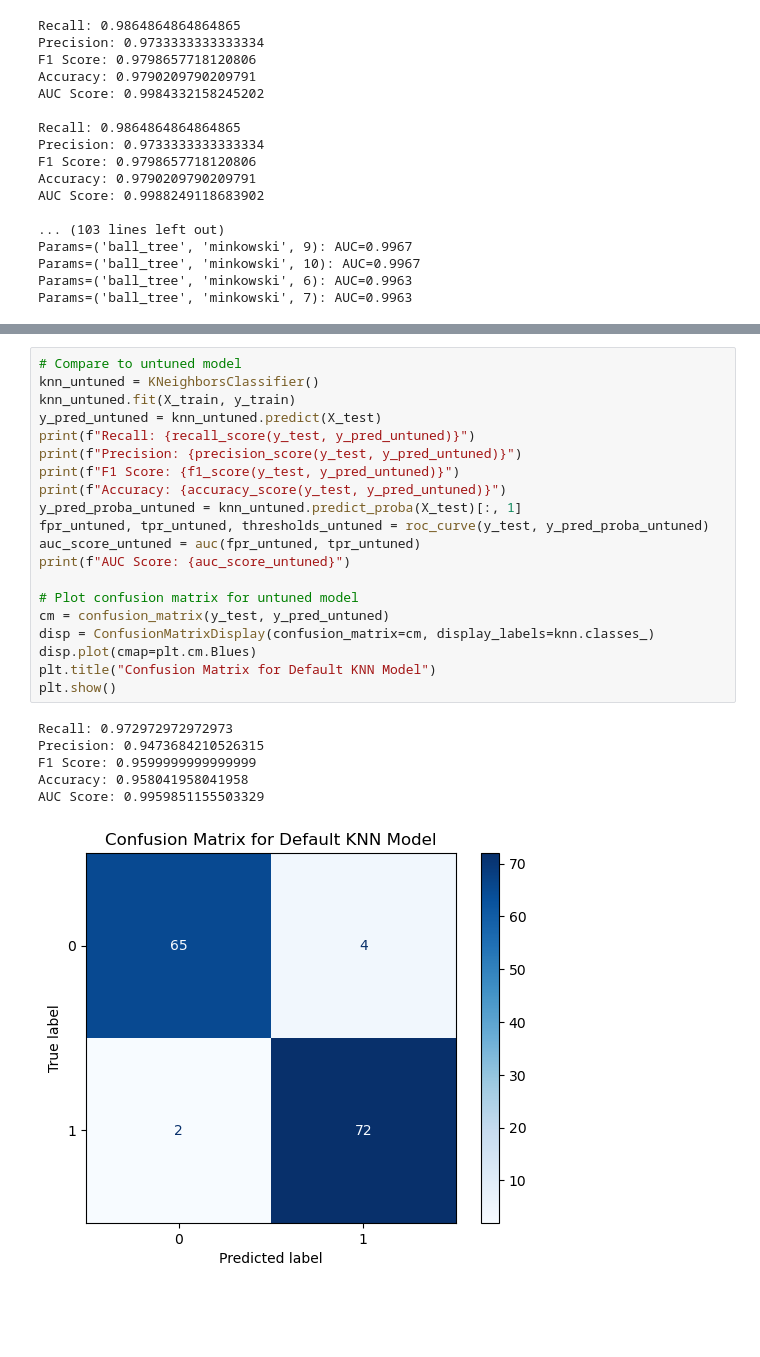
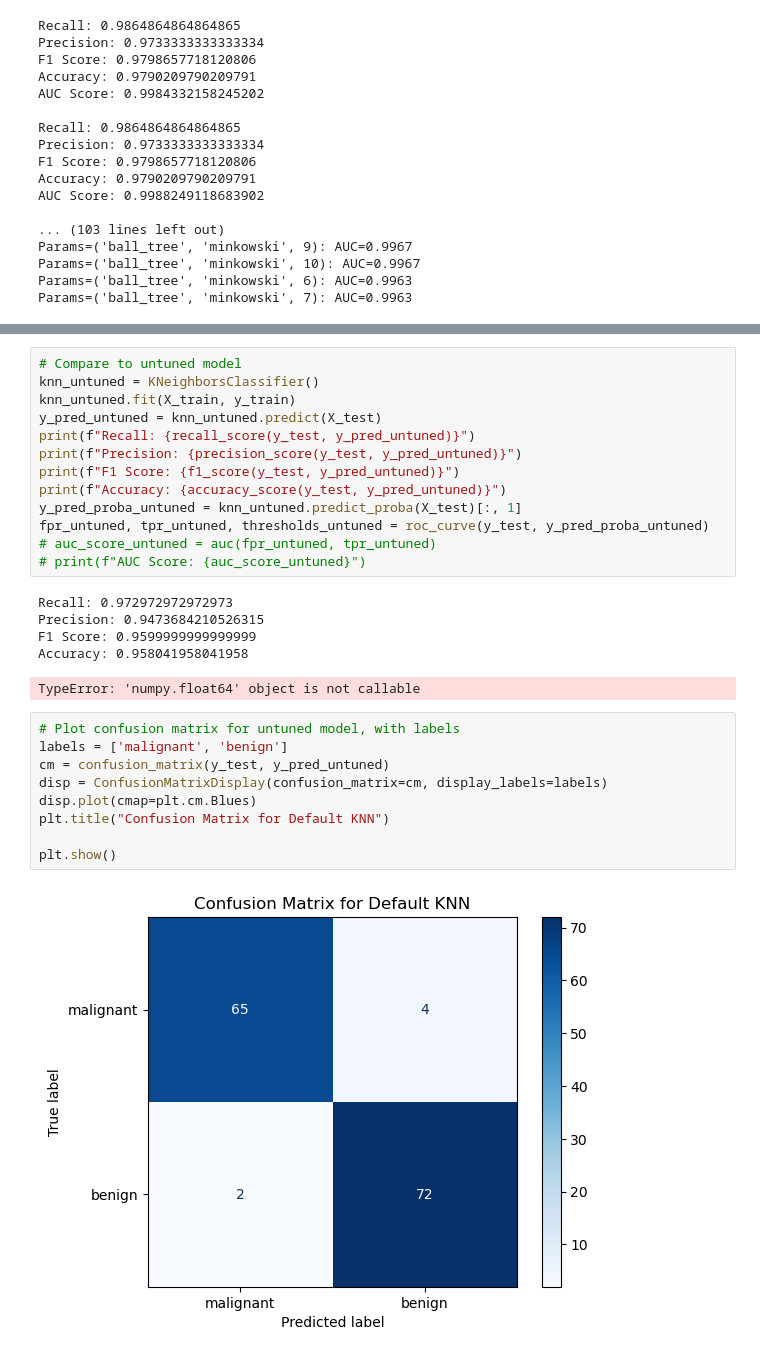
Before and after one commit to m-liv/bc-project, a Jupyter notebook: knn.ipynb, the cells around one changed output, grey strips where cells are left out. Cells and saved outputs as stored; diff of their text form; blank space fills up the shorter version.

```diff
--- a/knn.ipynb
+++ b/knn.ipynb
@@ -602,22 +652,25 @@ print(f"F1 Score: {f1_score(y_test, y_pred_untuned)}")
 print(f"Accuracy: {accuracy_score(y_test, y_pred_untuned)}")
 y_pred_proba_untuned = knn_untuned.predict_proba(X_test)[:, 1]
 fpr_untuned, tpr_untuned, thresholds_untuned = roc_curve(y_test, y_pred_proba_untuned)
-auc_score_untuned = auc(fpr_untuned, tpr_untuned)
-print(f"AUC Score: {auc_score_untuned}")
-
-# Plot confusion matrix for untuned model
-cm = confusion_matrix(y_test, y_pred_untuned)
-disp = ConfusionMatrixDisplay(confusion_matrix=cm, display_labels=knn.classes_)
-disp.plot(cmap=plt.cm.Blues)
-plt.title("Confusion Matrix for Default KNN Model")
-plt.show()
+# auc_score_untuned = auc(fpr_untuned, tpr_untuned)
+# print(f"AUC Score: {auc_score_untuned}")
 # %% [output]
 Recall: 0.972972972972973
 Precision: 0.9473684210526315
 F1 Score: 0.9599999999999999
 Accuracy: 0.958041958041958
-AUC Score: 0.9959851155503329
-[figure, removed]
+TypeError: 'numpy.float64' object is not callable
+# %%
+# Plot confusion matrix for untuned model, with labels
+labels = ['malignant', 'benign']
+cm = confusion_matrix(y_test, y_pred_untuned)
+disp = ConfusionMatrixDisplay(confusion_matrix=cm, display_labels=labels)
+disp.plot(cmap=plt.cm.Blues)
+plt.title("Confusion Matrix for Default KNN")
+
+plt.show()
+# %% [output]
+[figure, added]
 # %%
 # Dataframe for metrics
 metrics_df = pd.DataFrame({
```
Also changed, not shown: parts of 13 cells of this notebook.
